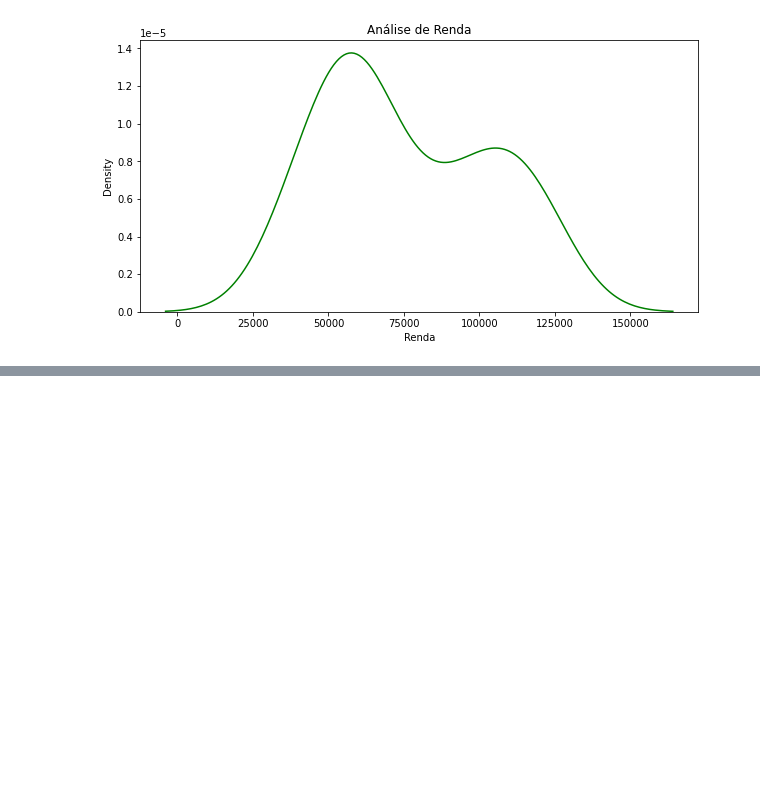
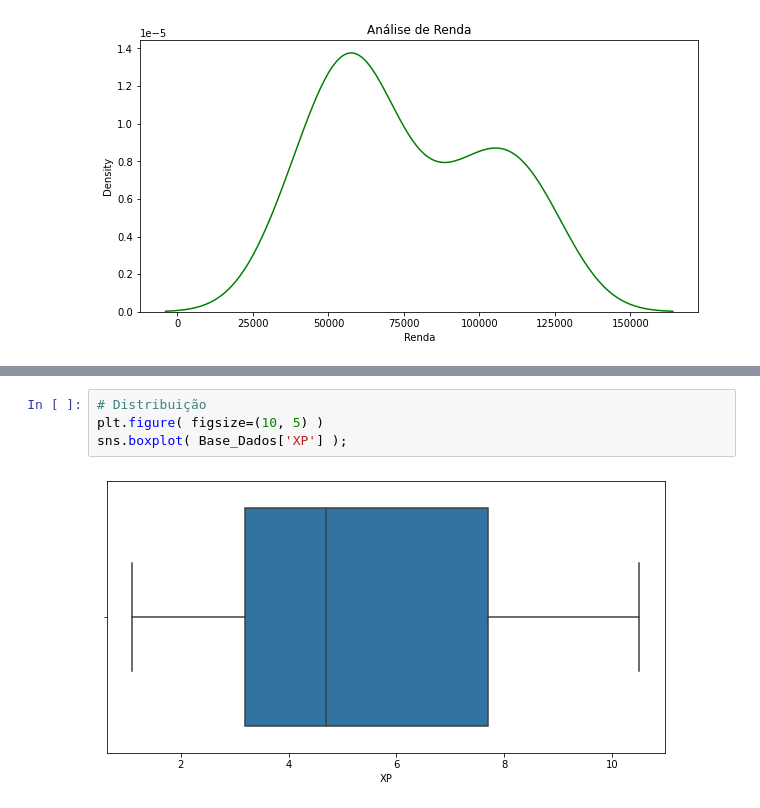
Before and after one commit to neisg/Rh-tempo-de-servi-o, a Jupyter notebook: Untitled4.ipynb, the cells around one changed output, grey strips where cells are left out. Cells and saved outputs as stored; diff of their text form; blank space fills up the shorter version.

```diff
--- a/Untitled4.ipynb
+++ b/Untitled4.ipynb
@@ -74,0 +87,6 @@ sns.kdeplot(Base_Dados['Renda'], color= 'green');
+# %%
+# Distribuição
+plt.figure( figsize=(10, 5) )
+sns.boxplot( Base_Dados['XP'] );
+# %% [output]
+[figure, added]
```
Also changed, not shown: parts of 6 cells of this notebook.
